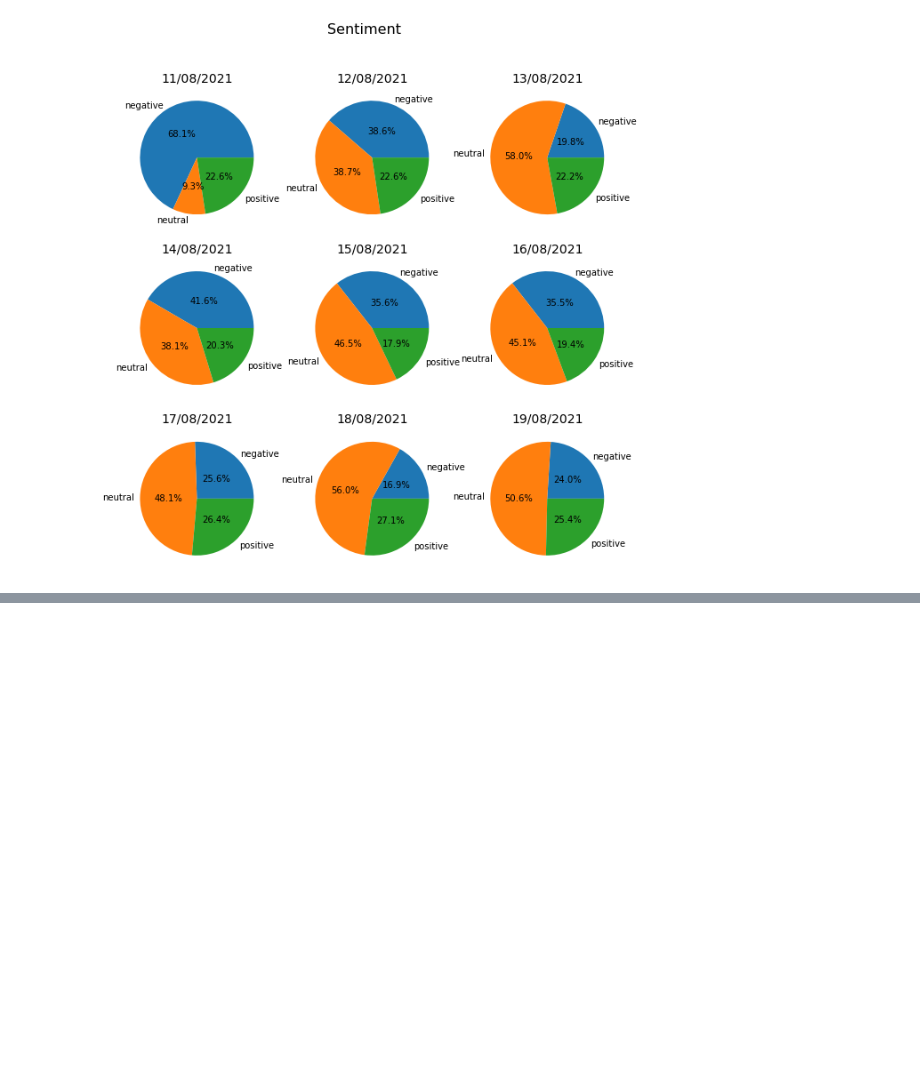
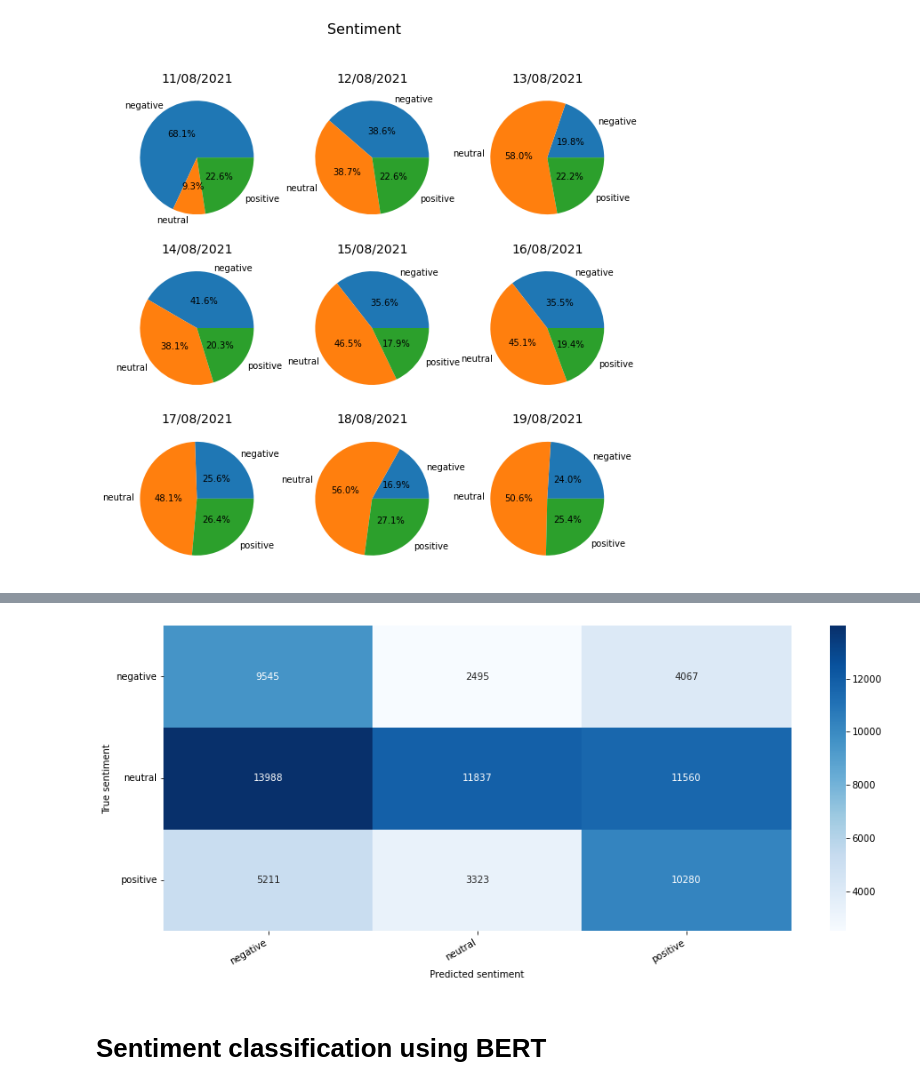
Before and after one commit to antoinechaney/Sentimental_analysis, a Jupyter notebook: Projet.ipynb, the cells around one changed output, grey strips where cells are left out. Drawn from its saved outputs; the diff is of its cells as text; code cells hidden in the pictures; blank space fills up the shorter version.

```diff
--- a/Projet.ipynb
+++ b/Projet.ipynb
@@ -415,0 +543,9 @@ plt.show()
+# %%
+# collect the features 'x' and stack them into a matrix 'X'
+X_train = np.zeros((len(train_tweets), 4))
+for i in range(len(train_tweets)):
+    X_train[i, :]= extract_features(train_tweets[i], freqs)
+
+# training labels corresponding to X
+Y_train = train_sentiment
+X_train
@@ -415,0 +560,9 @@ plt.show()
+# %%
+# Test set
+X_test = np.zeros((len(test_tweets), 4))
+for i in range(len(test_tweets)):
+    X_test[i, :]= extract_features(test_tweets[i], freqs)
+
+# training labels corresponding to X
+Y_test = test_sentiment
+X_test
@@ -415,0 +583,10 @@ plt.show()
+# %%
+# Logistic regression
+pipe = Pipeline([('scaler', MaxAbsScaler()), ('logreg', LogisticRegression(max_iter=5000,class_weight="balanced"))])
+parameters4 = {'logreg__C': np.logspace(-8, 8, 17, base=2)} # defining parameter space
+clf = GridSearchCV(pipe, parameters4, cv=3)
+clf.fit(X_train, Y_train)
+
+print('Returned hyperparameter: {}'.format(clf.best_params_))
+print('Best classification accuracy in train is: {}'.format(clf.best_score_))
+print('Classification accuracy on test is: {}'.format(clf.score(X_test, Y_test)))
@@ -415,0 +609,19 @@ plt.show()
+# %%
+def plot_confusion_matrix(confusion_matrix):
+  """
+  Show confusion matrix
+  """
+  hmap = sns.heatmap(confusion_matrix, annot=True, fmt="d", cmap="Blues")
+  hmap.yaxis.set_ticklabels(hmap.yaxis.get_ticklabels(), rotation=0, ha='right')
+  hmap.xaxis.set_ticklabels(hmap.xaxis.get_ticklabels(), rotation=30, ha='right')
+  plt.ylabel('True sentiment')
+  plt.xlabel('Predicted sentiment');
+# %%
+cm = confusion_matrix(Y_test, clf.predict(X_test))
+class_names = ["negative","neutral","positive"]
+df_cm = pd.DataFrame(cm, index=class_names, columns=class_names)
+plot_confusion_matrix(df_cm)
+# %% [output]
+[figure, added]
+# %% [markdown]
+# Sentiment classification using BERT
```
Also changed, not shown: parts of 19 cells of this notebook.
